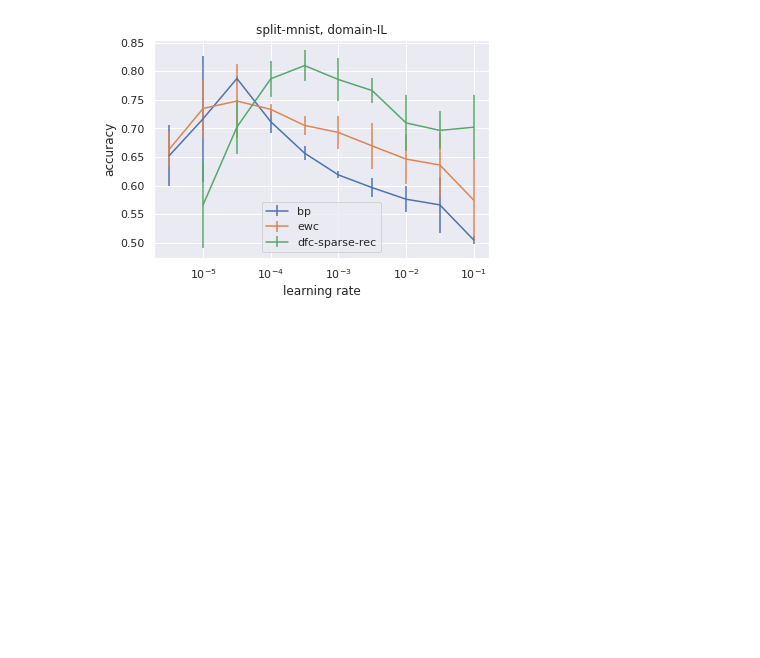
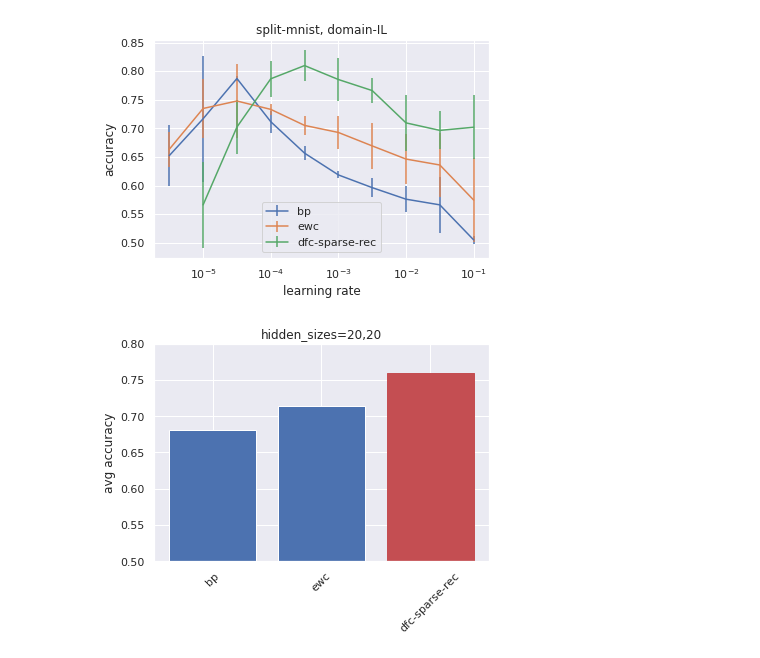
Before and after one commit to pennfranc/Continual-Learning-Benchmark, a Jupyter notebook: notebooks/lr sweep analysis.ipynb, the cells around one changed output. Cells and saved outputs as stored; diff of their text form; code cells hidden in the pictures; blank space fills up the shorter version.

Commit message:
feat(notebook): added bar score plot to notebook

```diff
--- a/notebooks/lr sweep analysis.ipynb
+++ b/notebooks/lr sweep analysis.ipynb
@@ -57,3 +58,27 @@ ewc 0.71
 dfc-sparse-rec 0.76
 Text(0.5, 1.0, 'split-mnist, domain-IL')
 [figure]
+# %%
+dynamic_eval_range = True
+nr_lr_intervals_to_eval = 6  # only used if `dynamic_eval_range == True`
+window = 6
+
+means = []
+for name, val in results.items():
+
+    if dynamic_eval_range:
+        score = get_score_n_best_consecutive(val['means'], window)
+        means.append(score)
+    else:
+        raise NotImplementedError()
+
+
+barlist = plt.bar(results.keys(), means)
+plt.xticks(rotation = 45)
+plt.ylim(0.5, 0.8)
+plt.title(f"hidden_sizes={size}")
+plt.ylabel('avg accuracy')
+for i in range(1, 2):
+    barlist[-i].set_color('r')
+# %% [output]
+[figure, added]
```
Also changed, not shown: parts of 1 cell of this notebook.
